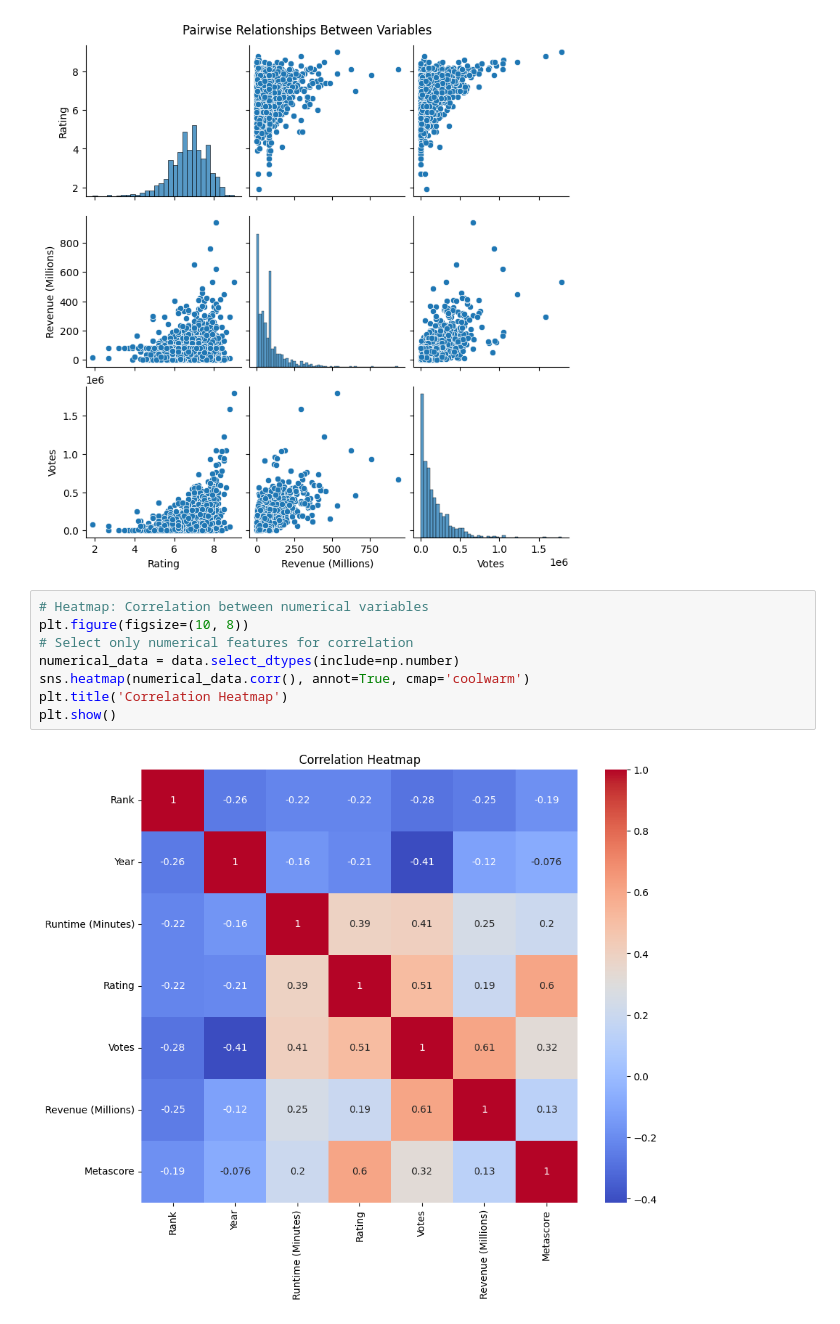
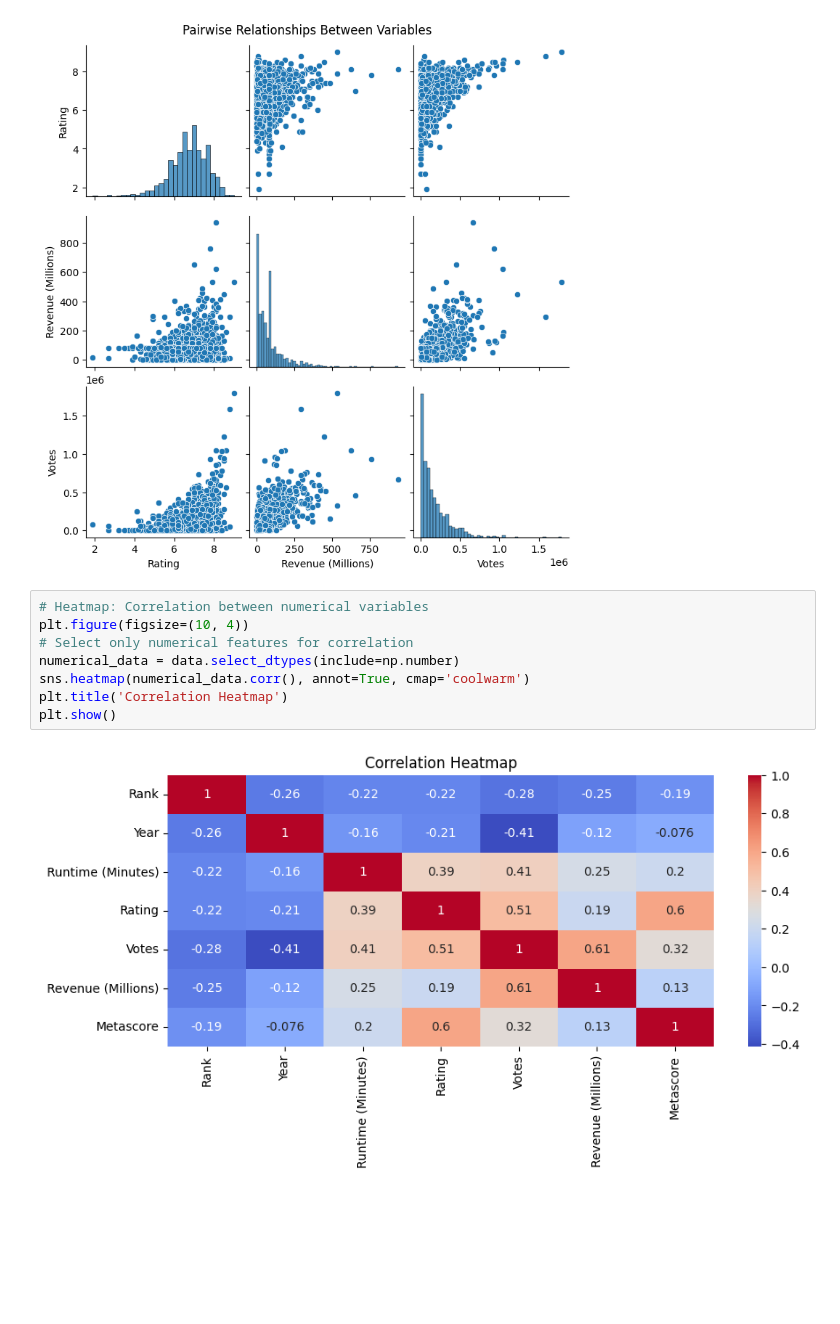
Before and after one commit to InsightByHarshit/IMDB-Data-Analysis, a Jupyter notebook: IMDB.ipynb, the cells around one changed output. Saved outputs shown, nothing was run; the diff lists cells and outputs as text; blank space fills up the shorter version.

```diff
--- a/IMDB.ipynb
+++ b/IMDB.ipynb
@@ -261,11 +250,11 @@ Text(0.5, 1.02, 'Pairwise Relationships Between Variables')
 [figure]
 # %%
 # Heatmap: Correlation between numerical variables
-plt.figure(figsize=(10, 8))
+plt.figure(figsize=(10, 4))
 # Select only numerical features for correlation
 numerical_data = data.select_dtypes(include=np.number)
 sns.heatmap(numerical_data.corr(), annot=True, cmap='coolwarm')
 plt.title('Correlation Heatmap')
 plt.show()
 # %% [output]
-[figure, old version]
+[figure, new version]
```
Also changed, not shown: parts of 7 cells of this notebook.
